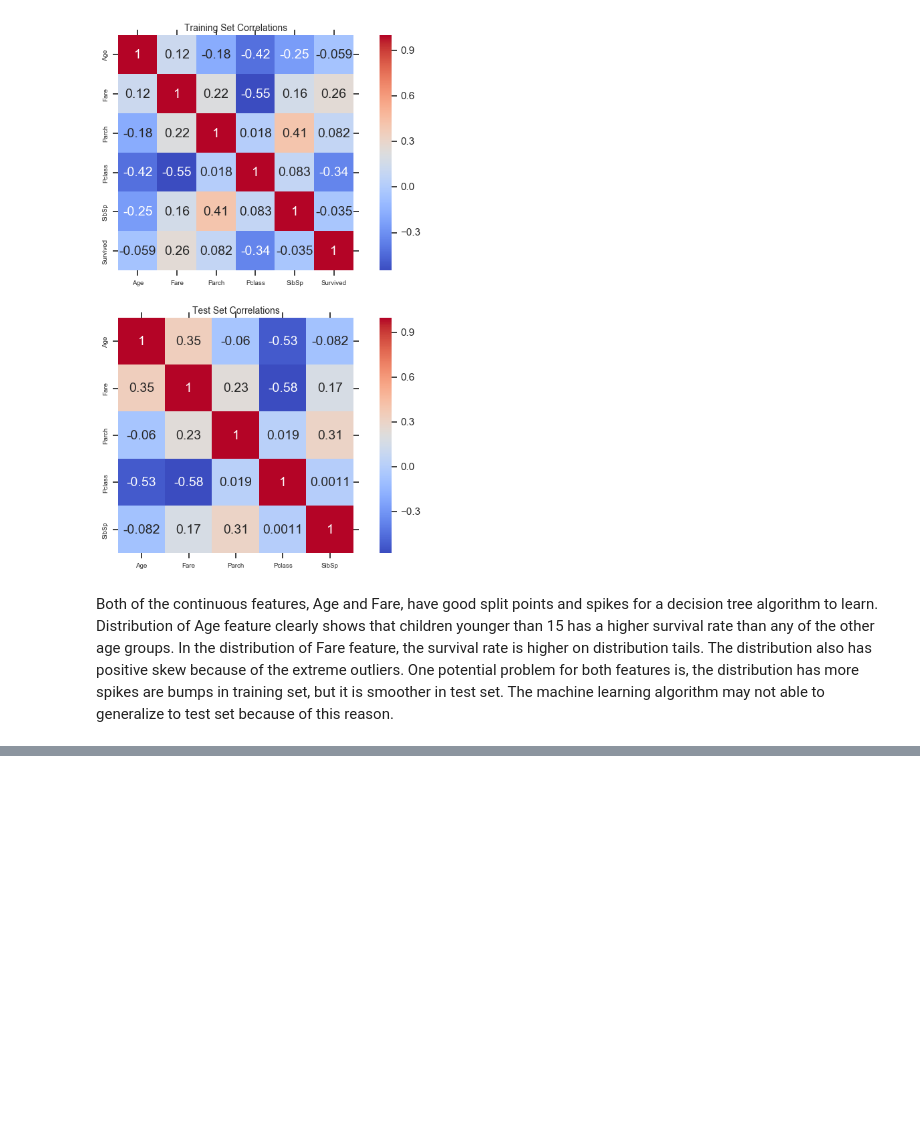
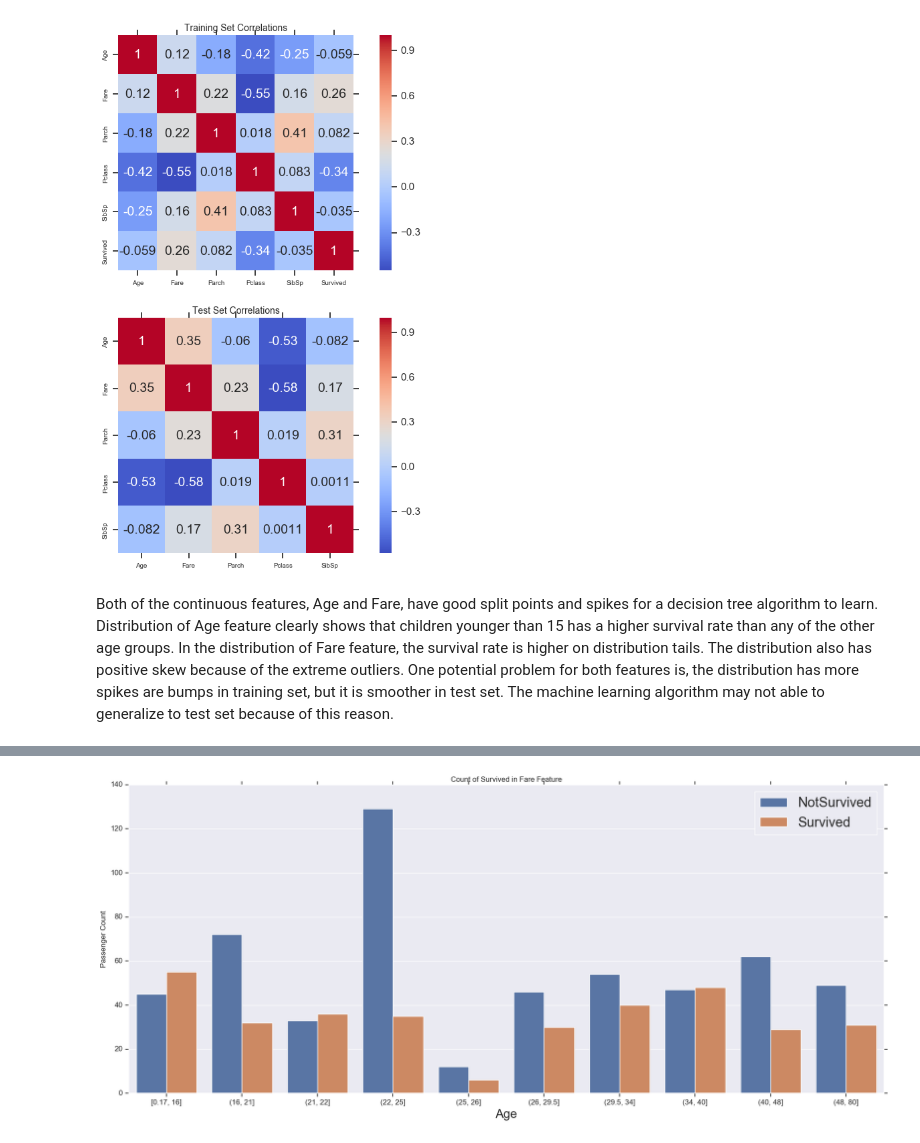
Before and after one commit to Yazooliu/Kaggle, a Jupyter notebook: taitannike/Titanic - Advanced Feature Engineering Tutorial_0.83.ipynb, the cells around one changed output, grey strips where cells are left out. Drawn from its saved outputs; the diff is of its cells as text; code cells hidden in the pictures; blank space fills up the shorter version.

```diff
--- a/taitannike/Titanic - Advanced Feature Engineering Tutorial_0.83.ipynb
+++ b/taitannike/Titanic - Advanced Feature Engineering Tutorial_0.83.ipynb
@@ -438,0 +481,13 @@ plt.show()
+# %%
+df_all['Age'] = pd.qcut(df_all['Age'],10)
+plt.figure(figsize=(22,9))
+sns.countplot(x = 'Age',hue = 'Survived',data = df_all)
+plt.xlabel('Age',size =20)
+plt.ylabel('Passenger Count',size =12)
+plt.tick_params(axis = 'x',labelsize =12)
+plt.tick_params(axis ='y',labelsize =12)
+plt.legend(['NotSurvived','Survived'],prop={'size':22})
+plt.title('Count of Survived in Fare Feature')
+plt.show()
+# %% [output]
+[figure, added]
```
Also changed, not shown: parts of 24 cells of this notebook.
